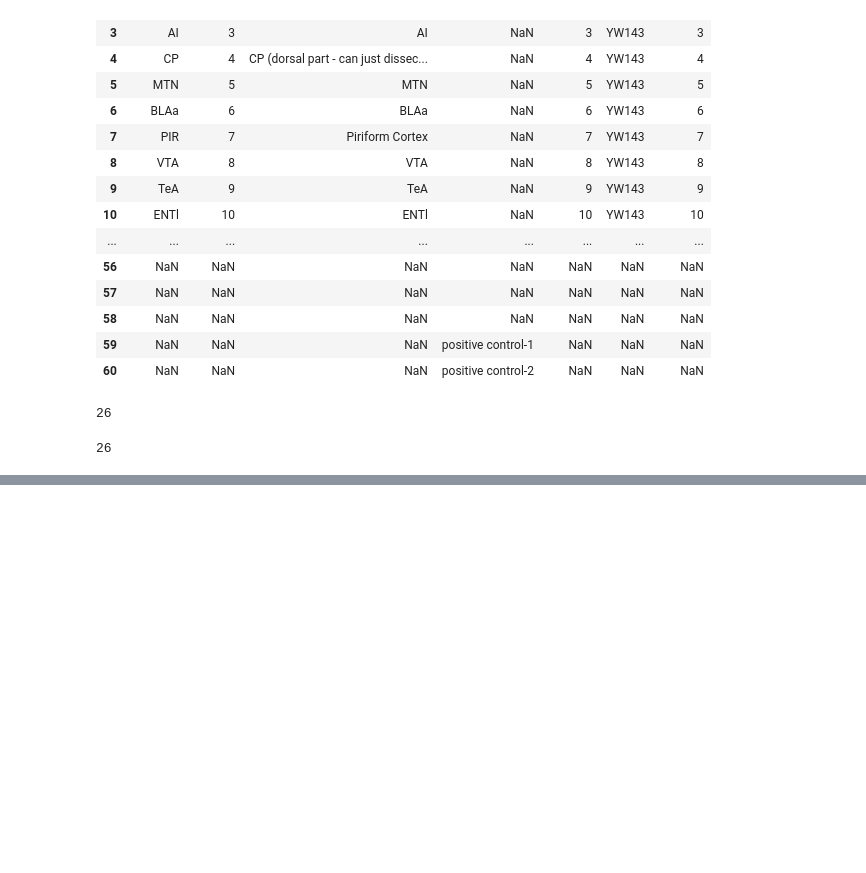
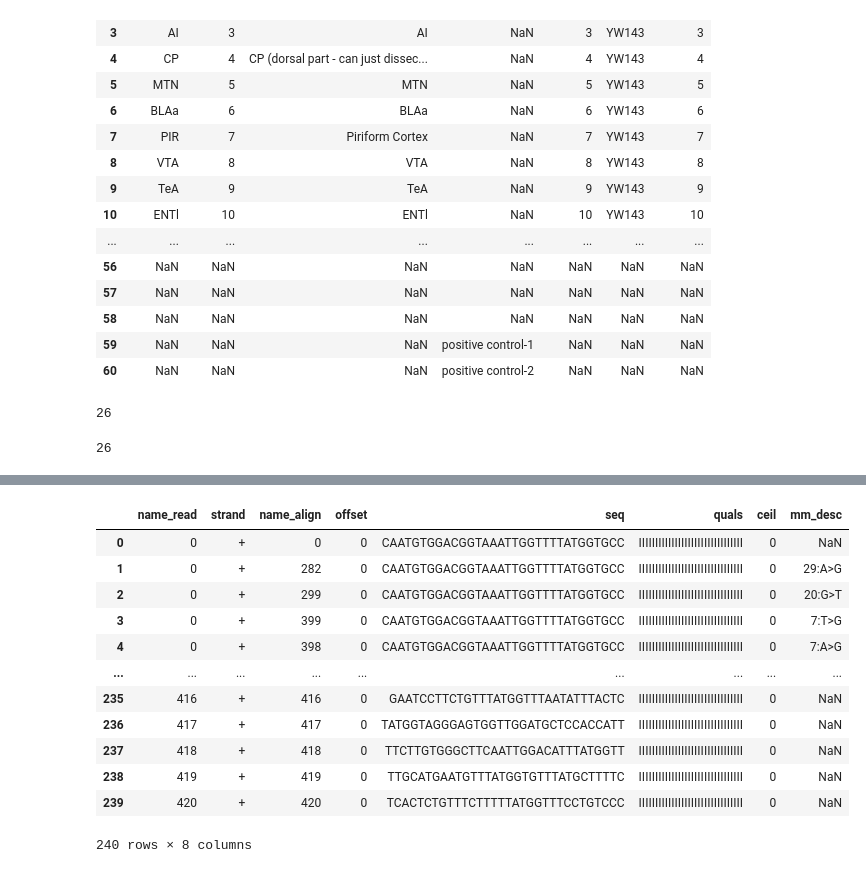
Before and after one commit to ZadorLaboratory/mapseq-processing, a Jupyter notebook: notebooks/MAPseq Processing.ipynb, the cells around one changed output, grey strips where cells are left out. Saved outputs shown, nothing was run; the diff lists cells and outputs as text; code cells hidden in the pictures; blank space fills up the shorter version.

```diff
--- a/notebooks/MAPseq Processing.ipynb
+++ b/notebooks/MAPseq Processing.ipynb
@@ -97,0 +135,4 @@ BC10.fasta         BC2.bc.seq.fasta   BC4.bc.seq.bowtie
+# %%
+#
+tdf = do_threshold(cp, cdf)
+tdf
@@ -97,0 +158,3 @@ BC10.fasta         BC2.bc.seq.fasta   BC4.bc.seq.bowtie
+# %%
+bcdf = filter_barcodes(cp, tdf)
+bcdf
@@ -97,0 +175,5 @@ BC10.fasta         BC2.bc.seq.fasta   BC4.bc.seq.bowtie
+# %%
+bctool = cp.get('bcfasta','tool')
+of = os.path.join(dirname , f'{base}.bc.seq.fasta')
+seqfasta = write_fasta_for_bowtie(cp, bcdf, outfile=of)
+seqfasta
@@ -97,0 +183,5 @@ BC10.fasta         BC2.bc.seq.fasta   BC4.bc.seq.bowtie
+# %%
+# run bowtie on sequence set.
+of = os.path.join(dirname , f'{base}.bc.seq.{bctool}')
+afile = run_bowtie(cp, seqfasta, of, tool=bctool )
+afile
@@ -97,0 +193,17 @@ BC10.fasta         BC2.bc.seq.fasta   BC4.bc.seq.bowtie
+# %%
+btdf = make_bowtie_df(afile)
+btdf
+# %% [output]
+|  | name_read | strand | name_align | offset | seq | quals | ceil | mm_desc |
+| 0 | 0 | + | 0 | 0 | CAATGTGGACGGTAAATTGGTTTTATGGTGCC | IIIIIIIIIIIIIIIIIIIIIIIIIIIIIIII | 0 | NaN |
+| 1 | 0 | + | 282 | 0 | CAATGTGGACGGTAAATTGGTTTTATGGTGCC | IIIIIIIIIIIIIIIIIIIIIIIIIIIIIIII | 0 | 29:A>G |
+| 2 | 0 | + | 299 | 0 | CAATGTGGACGGTAAATTGGTTTTATGGTGCC | IIIIIIIIIIIIIIIIIIIIIIIIIIIIIIII | 0 | 20:G>T |
+| 3 | 0 | + | 399 | 0 | CAATGTGGACGGTAAATTGGTTTTATGGTGCC | IIIIIIIIIIIIIIIIIIIIIIIIIIIIIIII | 0 | 7:T>G |
+| 4 | 0 | + | 398 | 0 | CAATGTGGACGGTAAATTGGTTTTATGGTGCC | IIIIIIIIIIIIIIIIIIIIIIIIIIIIIIII | 0 | 7:A>G |
+| ... | ... | ... | ... | ... | ... | ... | ... | ... |
+| 235 | 416 | + | 416 | 0 | GAATCCTTCTGTTTATGGTTTAATATTTACTC | IIIIIIIIIIIIIIIIIIIIIIIIIIIIIIII | 0 | NaN |
+| 236 | 417 | + | 417 | 0 | TATGGTAGGGAGTGGTTGGATGCTCCACCATT | IIIIIIIIIIIIIIIIIIIIIIIIIIIIIIII | 0 | NaN |
+| 237 | 418 | + | 418 | 0 | TTCTTGTGGGCTTCAATTGGACATTTATGGTT | IIIIIIIIIIIIIIIIIIIIIIIIIIIIIIII | 0 | NaN |
+| 238 | 419 | + | 419 | 0 | TTGCATGAATGTTTATGGTGTTTATGCTTTTC | IIIIIIIIIIIIIIIIIIIIIIIIIIIIIIII | 0 | NaN |
+| 239 | 420 | + | 420 | 0 | TCACTCTGTTTCTTTTTATGGTTTCCTGTCCC | IIIIIIIIIIIIIIIIIIIIIIIIIIIIIIII | 0 | NaN |
+240 rows × 8 columns
```
Also changed, not shown: parts of 9 cells of this notebook, 5 other files.
